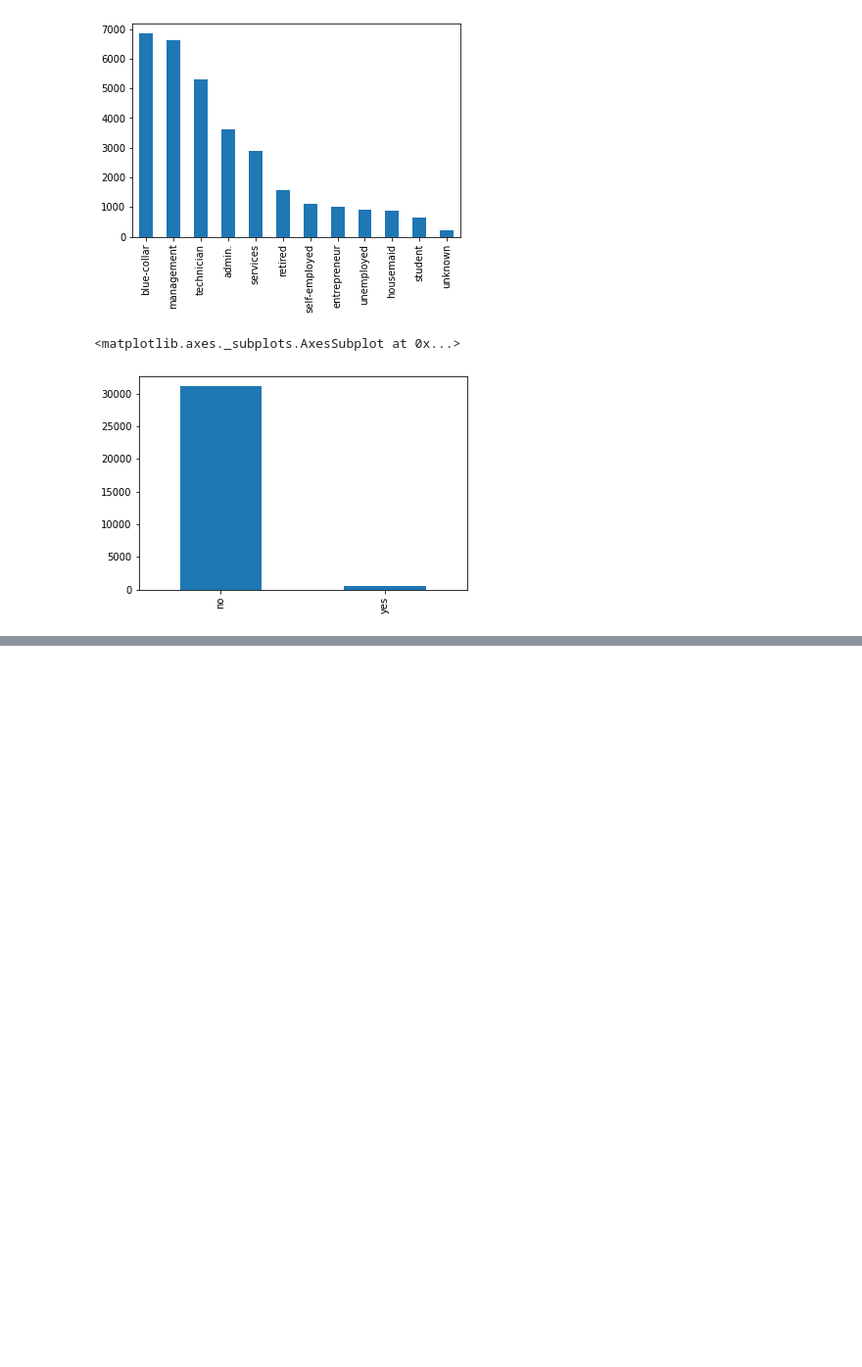
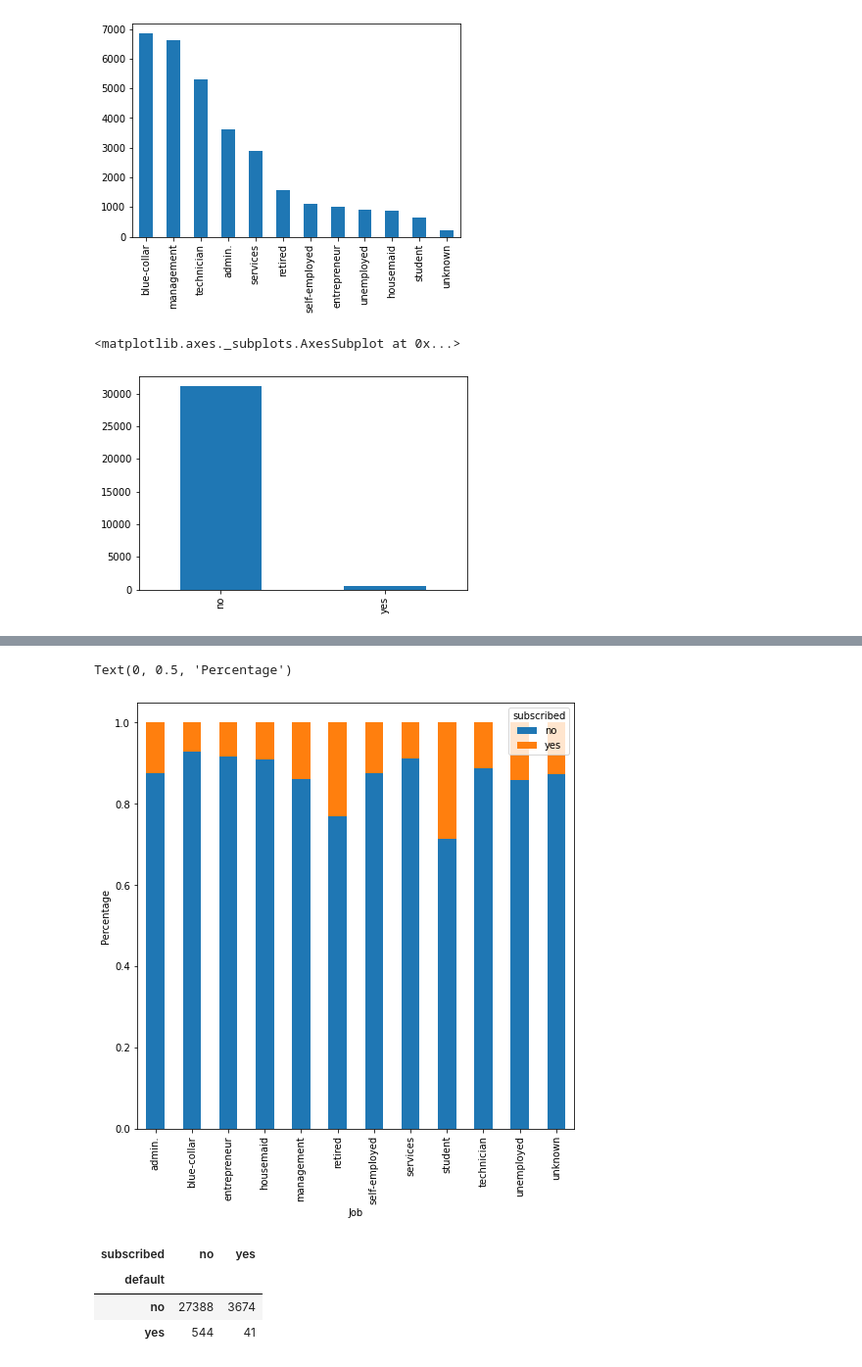
Before and after one commit to sagarkumarmishra/Data-Science-project, a Jupyter notebook: Final_Project.ipynb, the cells around one changed output, grey strips where cells are left out. Shown at 98% size. Cells and saved outputs as stored; diff of their text form; code cells hidden in the pictures; blank space fills up the shorter version.

```diff
--- a/Final_Project.ipynb
+++ b/Final_Project.ipynb
@@ -98,0 +125,7 @@ train['default'].value_counts().plot.bar()
+# %%
+job.div(job.sum(1).astype(float), axis=0).plot(kind="bar", stacked=True, figsize=(8,8))
+plt.xlabel('Job')
+plt.ylabel('Percentage')
+# %% [output]
+Text(0, 0.5, 'Percentage')
+[figure, added]
@@ -98,0 +134,7 @@ train['default'].value_counts().plot.bar()
+# %%
+default
+# %% [output]
+| subscribed | no | yes |
+| default |  |  |
+| no | 27388 | 3674 |
+| yes | 544 | 41 |
```
Also changed, not shown: parts of 7 cells of this notebook.
